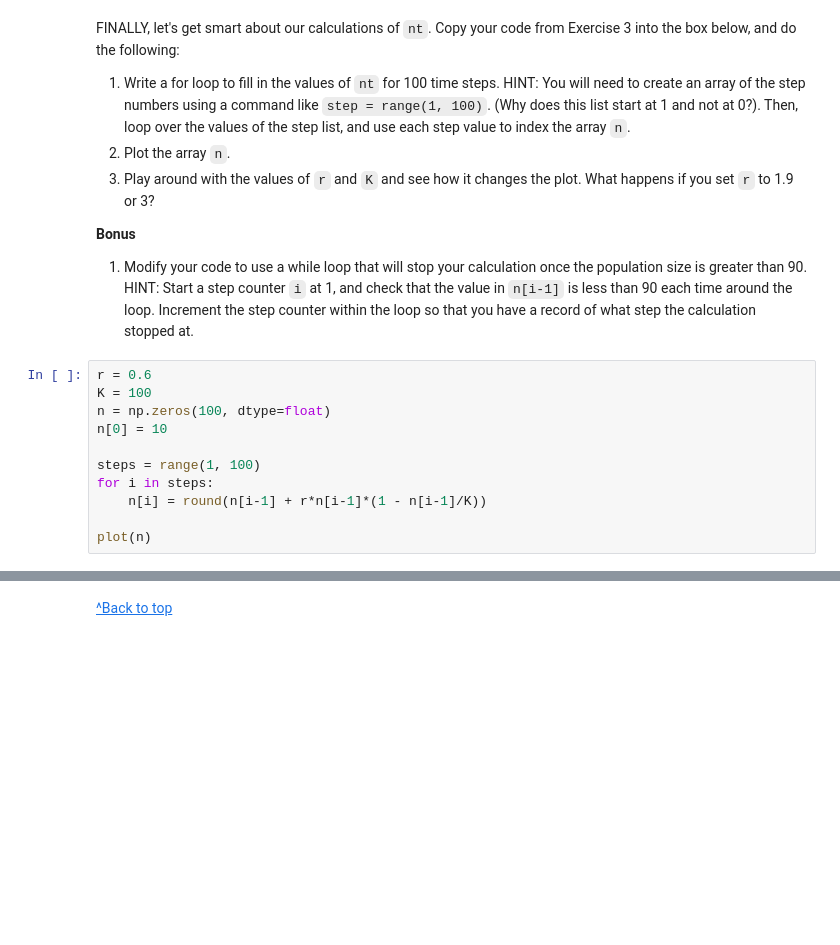
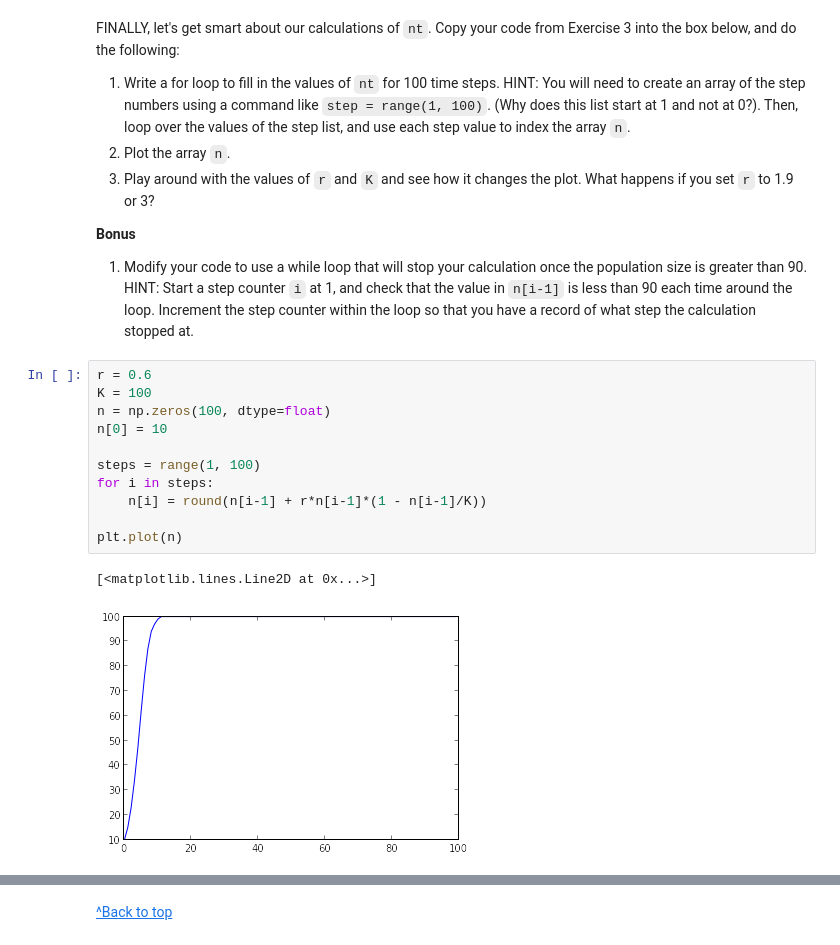
Before and after one commit to abostroem/2015-01-03-aas, a Jupyter notebook: intermediate/python-review/python-full.ipynb, the cells around one changed output, grey strips where cells are left out. Cells and saved outputs as stored; diff of their text form; blank space fills up the shorter version.

```diff
--- a/intermediate/python-review/python-full.ipynb
+++ b/intermediate/python-review/python-full.ipynb
@@ -550,14 +726,17 @@ of what step the calculation stopped at.
 # %%
 r = 0.6
 K = 100
 n = np.zeros(100, dtype=float)
 n[0] = 10
 
 steps = range(1, 100)
 for i in steps:
     n[i] = round(n[i-1] + r*n[i-1]*(1 - n[i-1]/K))
 
-plot(n)
+plt.plot(n)
+# %% [output]
+[<matplotlib.lines.Line2D at 0x...>]
+[figure, added]
 # %%
 r = 0.6
 K = 100
```
Also changed, not shown: parts of 50 cells of this notebook, 1 other file.
